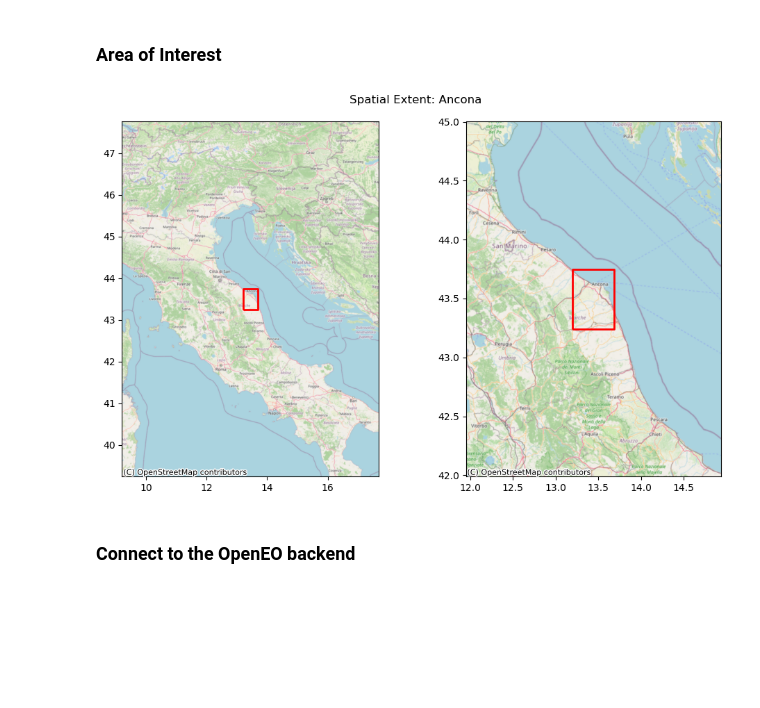
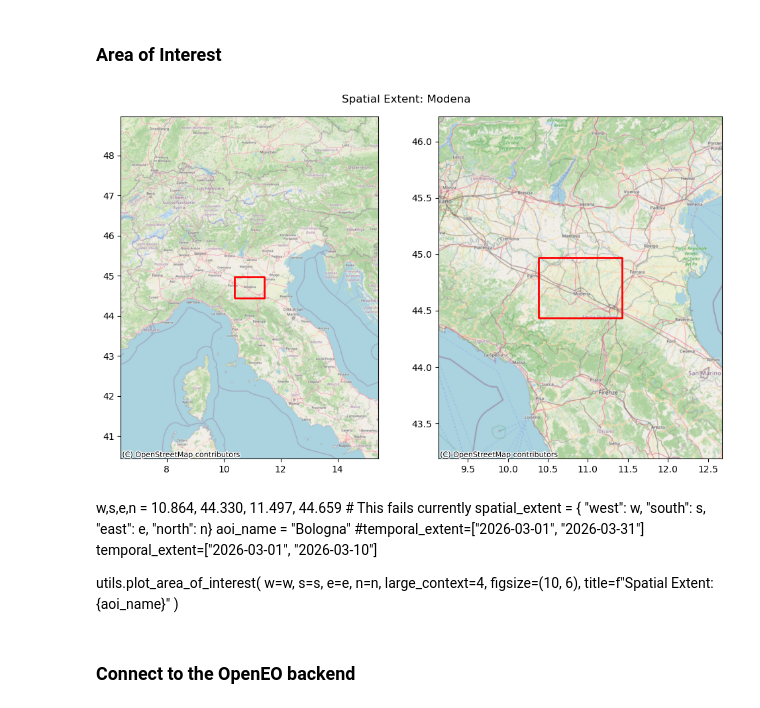
Before and after one commit to bcdev/apex-force-openeo, a Jupyter notebook: examples/run-level2-and-tsa/FORCE_level2_and_TSA.ipynb, the cells around one changed output. Cells and saved outputs as stored; diff of their text form; code cells hidden in the pictures; blank space fills up the shorter version.

```diff
--- a/examples/run-level2-and-tsa/FORCE_level2_and_TSA.ipynb
+++ b/examples/run-level2-and-tsa/FORCE_level2_and_TSA.ipynb
@@ -70,23 +74,39 @@ import rioxarray
 import force_tsa_example_utils as utils
 # %% [markdown]
 ### Area of Interest
-# %%
-w,s,e,n = 13.2, 43.239, 13.688, 43.75
-spatial_extent = { "west": w, "south": s, "east": e, "north": n}
-aoi_name = "Ancona"
-temporal_extent=["2026-04-19", "2026-04-20"]
-
-utils.plot_area_of_interest(
-    w=w,
-    s=s,
-    e=e,
-    n=n,
-    large_context=4,
-    figsize=(10, 6),
-    title=f"Spatial Extent: {aoi_name}"
-)
-# %% [output]
-[figure, removed]
+# %%
+w,s,e,n = 10.386, 44.437, 11.423, 44.973
+spatial_extent = { "west": w, "south": s, "east": e, "north": n}
+aoi_name = "Modena"
+temporal_extent=["2026-04-13", "2026-04-18"]
+
+utils.plot_area_of_interest(
+    w=w,
+    s=s,
+    e=e,
+    n=n,
+    large_context=4,
+    figsize=(10, 6),
+    title=f"Spatial Extent: {aoi_name}"
+)
+# %% [output]
+[figure, added]
+# %% [markdown]
+w,s,e,n = 10.864, 44.330, 11.497, 44.659 # This fails currently
+spatial_extent = { "west": w, "south": s, "east": e, "north": n}
+aoi_name = "Bologna"
+#temporal_extent=["2026-03-01", "2026-03-31"]
+temporal_extent=["2026-03-01", "2026-03-10"]
+
+utils.plot_area_of_interest(
+    w=w,
+    s=s,
+    e=e,
+    n=n,
+    large_context=4,
+    figsize=(10, 6),
+    title=f"Spatial Extent: {aoi_name}"
+)
 # %% [markdown]
 ### Connect to the OpenEO backend
 # %%
```
Also changed, not shown: parts of 12 cells of this notebook, 1 other file.
